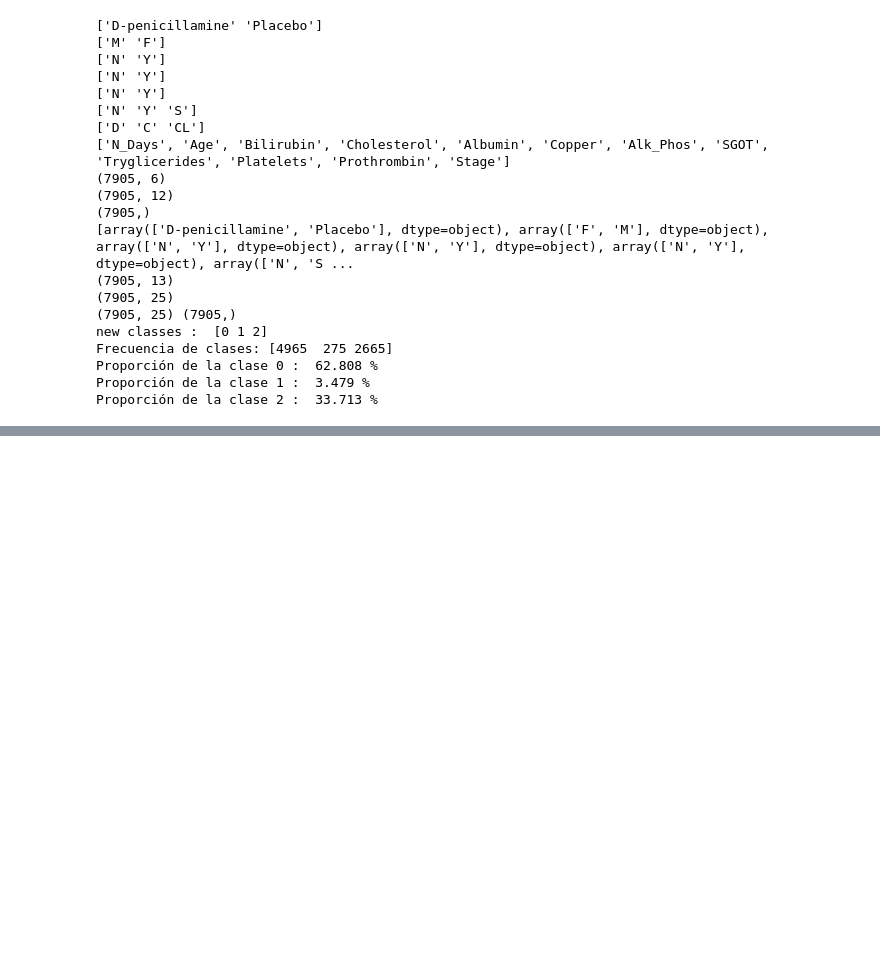
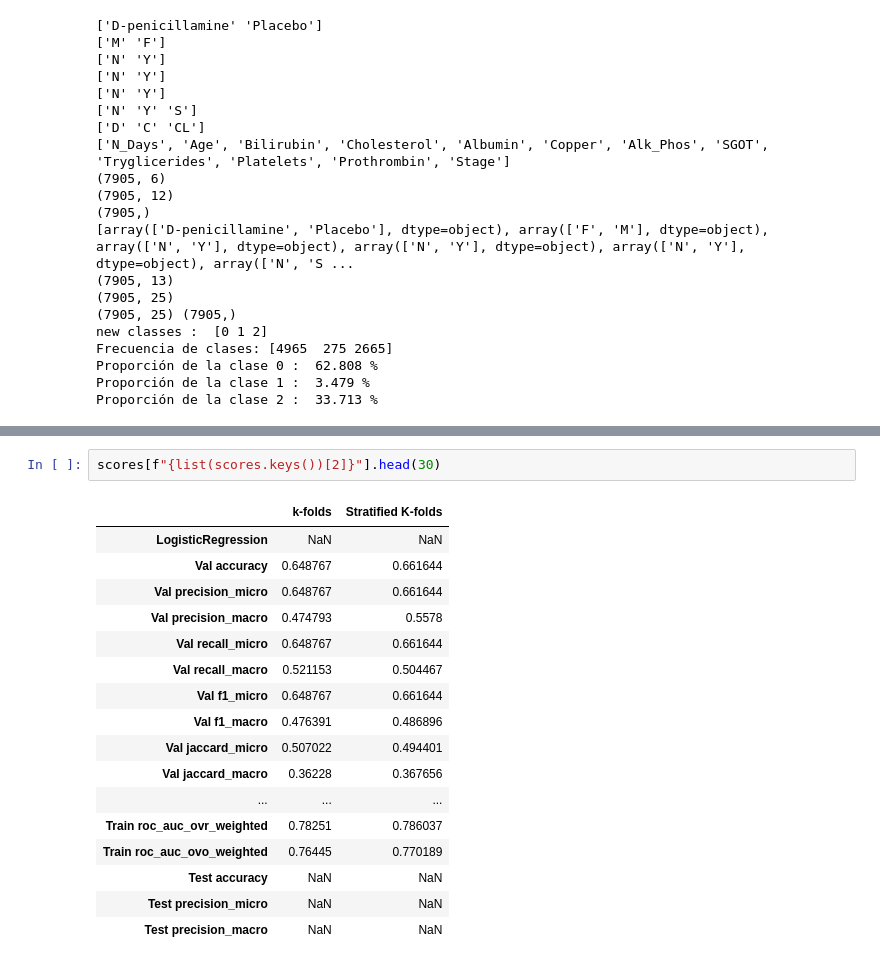
Before and after one commit to kokeitor/Multi-ClassPredictionCirrhosis, a Jupyter notebook: main.ipynb, the cells around one changed output, grey strips where cells are left out. Drawn from its saved outputs; the diff is of its cells as text; blank space fills up the shorter version.

```diff
--- a/main.ipynb
+++ b/main.ipynb
@@ -301,0 +383,20 @@ Test set accuracy - 0.812 %
+# %%
+scores[f"{list(scores.keys())[2]}"].head(30)
+# %% [output]
+|  | k-folds | Stratified K-folds |
+| LogisticRegression | NaN | NaN |
+| Val accuracy | 0.648767 | 0.661644 |
+| Val precision_micro | 0.648767 | 0.661644 |
+| Val precision_macro | 0.474793 | 0.5578 |
+| Val recall_micro | 0.648767 | 0.661644 |
+| Val recall_macro | 0.521153 | 0.504467 |
+| Val f1_micro | 0.648767 | 0.661644 |
+| Val f1_macro | 0.476391 | 0.486896 |
+| Val jaccard_micro | 0.507022 | 0.494401 |
+| Val jaccard_macro | 0.36228 | 0.367656 |
+| ... | ... | ... |
+| Train roc_auc_ovr_weighted | 0.78251 | 0.786037 |
+| Train roc_auc_ovo_weighted | 0.76445 | 0.770189 |
+| Test accuracy | NaN | NaN |
+| Test precision_micro | NaN | NaN |
+| Test precision_macro | NaN | NaN |
```
Also changed, not shown: parts of 11 cells of this notebook, 1 other file.
